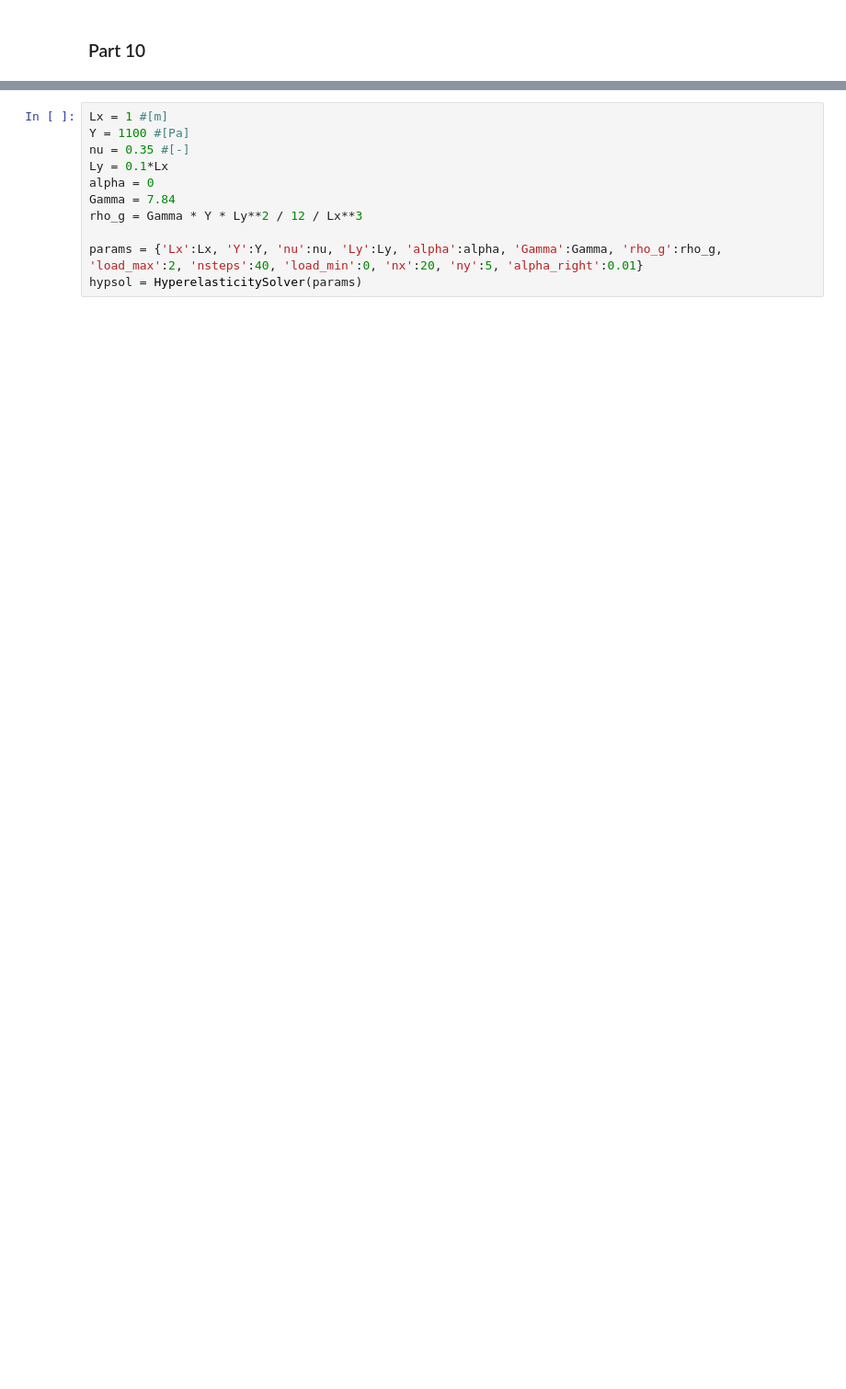
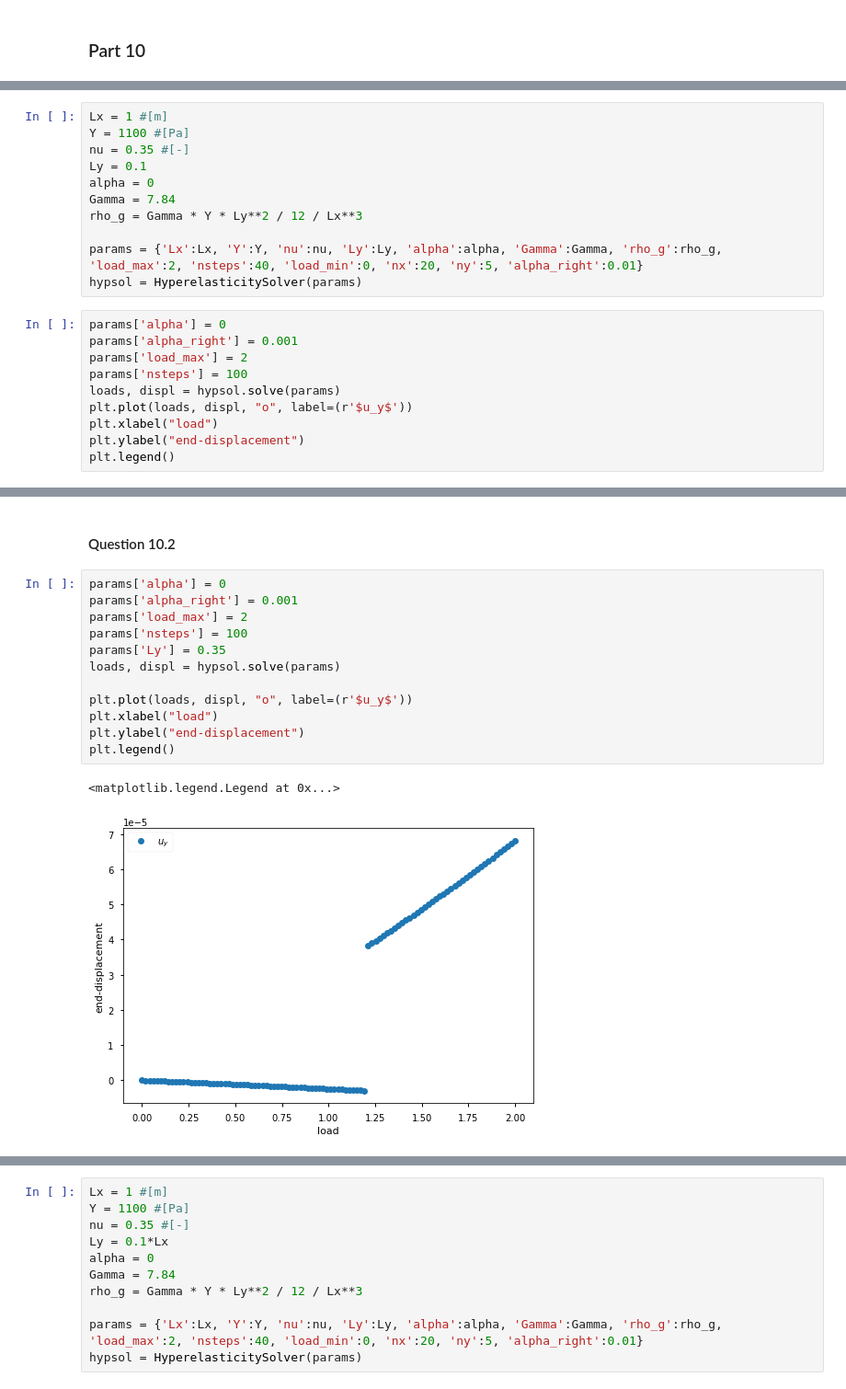
Before and after one commit to a-latyshev/Fenics_AMMS_2021, a Jupyter notebook: 04-Bifurcation/TP2.ipynb, the cells around one changed output, grey strips where cells are left out. Shown: that part at 92% size. Cells and saved outputs as stored; diff of their text form; blank space fills up the shorter version.

```diff
--- a/04-Bifurcation/TP2.ipynb
+++ b/04-Bifurcation/TP2.ipynb
@@ -484,0 +489,21 @@ plt.tight_layout()
+# %%
+Lx = 1 #[m]
+Y = 1100 #[Pa]
+nu = 0.35 #[-]
+Ly = 0.1
+alpha = 0
+Gamma = 7.84
+rho_g = Gamma * Y * Ly**2 / 12 / Lx**3
+
+params = {'Lx':Lx, 'Y':Y, 'nu':nu, 'Ly':Ly, 'alpha':alpha, 'Gamma':Gamma, 'rho_g':rho_g, 'load_max':2, 'nsteps':40, 'load_min':0, 'nx':20, 'ny':5, 'alpha_right':0.01}
+hypsol = HyperelasticitySolver(params)
+# %%
+params['alpha'] = 0
+params['alpha_right'] = 0.001
+params['load_max'] = 2
+params['nsteps'] = 100
+loads, displ = hypsol.solve(params)
+plt.plot(loads, displ, "o", label=(r'$u_y$'))
+plt.xlabel("load")
+plt.ylabel("end-displacement")
+plt.legend()
@@ -484,0 +514,17 @@ plt.tight_layout()
+# %% [markdown]
+#### Question 10.2
+# %%
+params['alpha'] = 0
+params['alpha_right'] = 0.001
+params['load_max'] = 2
+params['nsteps'] = 100
+params['Ly'] = 0.35
+loads, displ = hypsol.solve(params)
+
+plt.plot(loads, displ, "o", label=(r'$u_y$'))
+plt.xlabel("load")
+plt.ylabel("end-displacement")
+plt.legend()
+# %% [output]
+<matplotlib.legend.Legend at 0x...>
+[figure, added]
```
Also changed, not shown: parts of 12 cells of this notebook.
